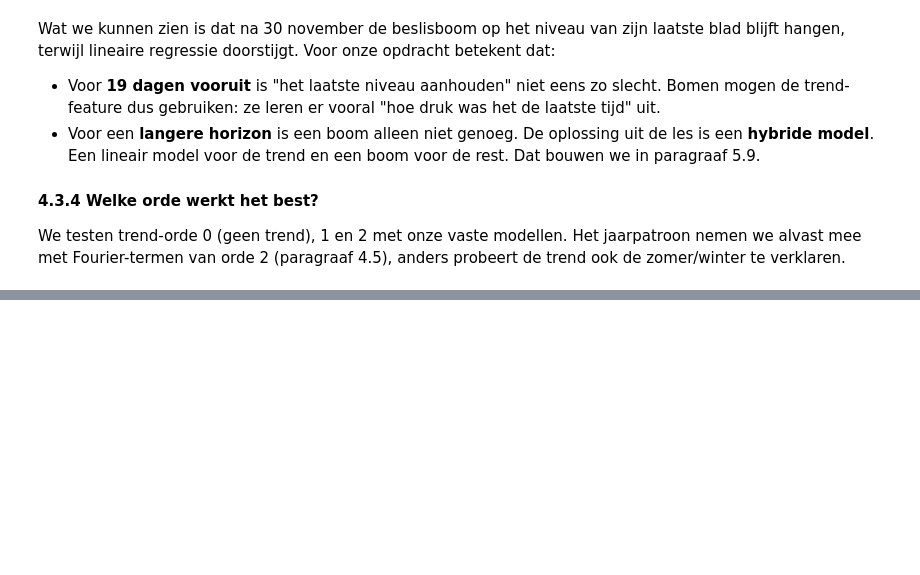
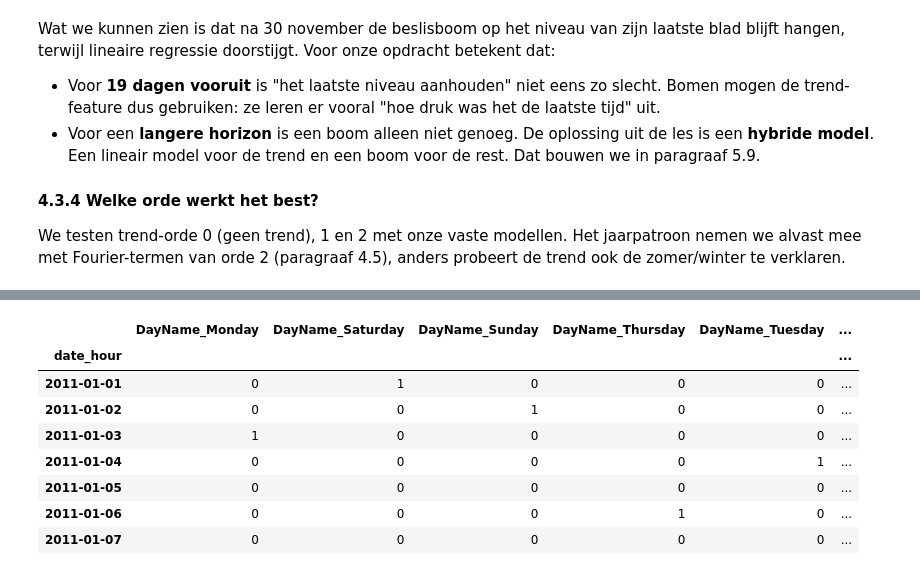
Before and after one commit to AlishaSR2k5/verhuuraantallen-voorspellen, a Jupyter notebook: notebook.ipynb, the cells around one changed output, grey strips where cells are left out. Drawn from its saved outputs; the diff is of its cells as text; code cells hidden in the pictures; blank space fills up the shorter version.

```diff
--- a/notebook.ipynb
+++ b/notebook.ipynb
@@ -1297,0 +1392,15 @@ anders probeert de trend ook de zomer/winter te verklaren.
+# %%
+# Zo zien dummies eruit. drop_first laat de eerste categorie weg; pandas
+# sorteert alfabetisch, dus bij ons valt 'Friday' weg
+pd.get_dummies(dfh[['DayName']].iloc[::24].head(7), drop_first=True,
+               dtype=int)
+# %% [output]
+|  | DayName_Monday | DayName_Saturday | DayName_Sunday | DayName_Thursday | DayName_Tuesday | ... |
+| date_hour |  |  |  |  |  | ... |
+| 2011-01-01 | 0 | 1 | 0 | 0 | 0 | ... |
+| 2011-01-02 | 0 | 0 | 1 | 0 | 0 | ... |
+| 2011-01-03 | 1 | 0 | 0 | 0 | 0 | ... |
+| 2011-01-04 | 0 | 0 | 0 | 0 | 1 | ... |
+| 2011-01-05 | 0 | 0 | 0 | 0 | 0 | ... |
+| 2011-01-06 | 0 | 0 | 0 | 1 | 0 | ... |
+| 2011-01-07 | 0 | 0 | 0 | 0 | 0 | ... |
```
Also changed, not shown: parts of 8 cells of this notebook.
